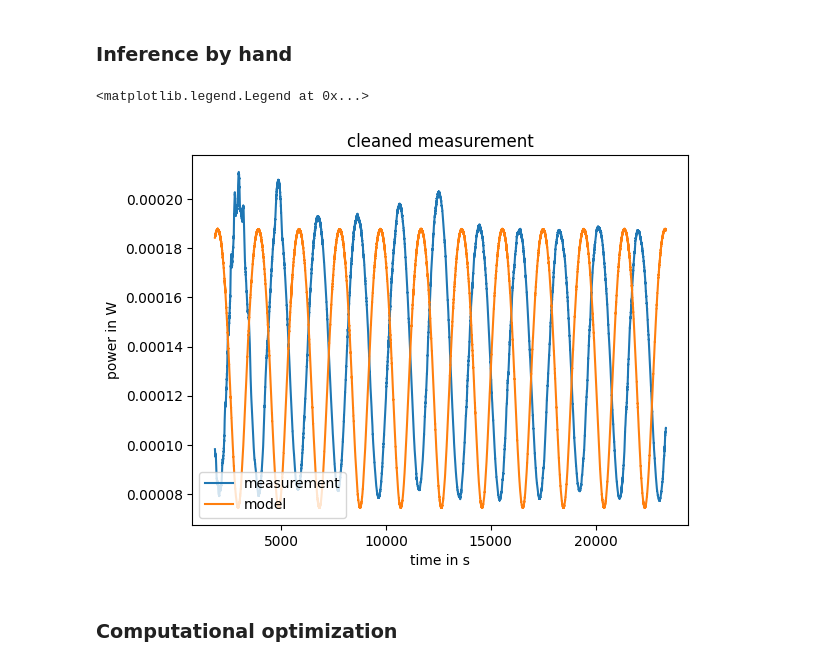
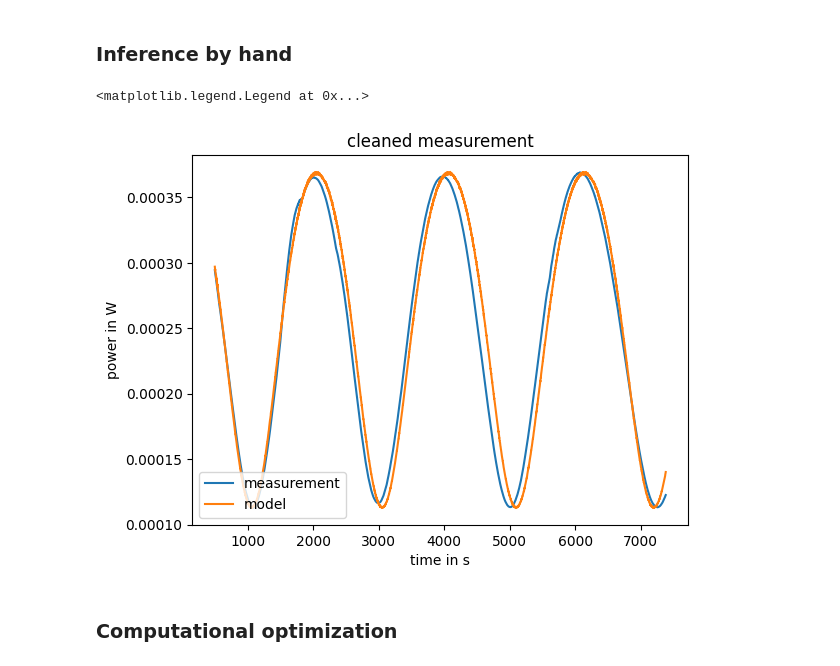
Before and after one commit to leo1200/thin-films, a Jupyter notebook: notebooks/one_growing_layer.ipynb, the cells around one changed output. Cells and saved outputs as stored; diff of their text form; code cells hidden in the pictures.

```diff
--- a/notebooks/one_growing_layer.ipynb
+++ b/notebooks/one_growing_layer.ipynb
@@ -65,9 +67,9 @@ backside_mode = 1
 # %% [markdown]
 and consider a setup with two static-thickness layers with parameters
 # %%
-static_layer_thicknesses = jnp.array([24.2, 10.0])
-permeability_static_size_layers = jnp.array([1.0, 1.0])
-permittivity_static_size_layers = jnp.array([1.57**2, 1.45704**2])
+static_layer_thicknesses = jnp.array([10.0])
+permeability_static_size_layers = jnp.array([1.0])
+permittivity_static_size_layers = jnp.array([1.45704**2])
 
 static_layer_params = LayerParams(
     permeabilities = permeability_static_size_layers,
@@ -154,7 +156,7 @@ interactive(children=(FloatSlider(value=1.0, description='vfac', max=3.0, min=-1
 ## Data Analysis
 # %%
 # Define the CSV file path
-file_path = 'data/measurement2.csv'
+file_path = 'data/measurement.csv'
 
 # Read the CSV, skipping rows until the data table starts
 df = pd.read_csv(file_path, sep=';', skiprows=14, decimal=',')
@@ -182,8 +184,8 @@ Text(0.5, 1.0, 'measurement')
 # %% [markdown]
 There seem to be artefacts in the measurement at the beginning up until ~1800 seconds (see the non-smooth transition there). We will cut this part of the measurement away.
 # %%
-time_points_measured = time_points_measured[1850:]
-power_measured = power_measured[1850:]
+time_points_measured = time_points_measured[500:]
+power_measured = power_measured[500:]
 # %% [markdown]
 Which looks much better
 # %%
@@ -248,40 +250,48 @@ plot_scaleogram(ax, time_points_measured, power_simulated, "wavelet transform",
 
 # 1.7000000e+02  1.0696702e-01 -5.1498353e-07
 # 1.07924394e-01 -6.79976267e-07
 
-initial_layer_thickness = 170
+initial_layer_thickness = -20
 layer_growing_rate = 1.07924394e-01
-# layer_growing_acceleration = -6.79976267e-07
-layer_growing_acceleration = 0
+layer_growing_acceleration = -6.79976267e-07
+# layer_growing_acceleration = 0
+
+permeability_variable_layer = 1
+permittivity_variable_layer = 1.57**2
+
+variable_layer_params = LayerParams(
+    permeabilities = permeability_variable_layer,
+    permittivities = permittivity_variable_layer
+)
 
 # simple accelerated model
 layer_thickness_model = initial_layer_thickness + layer_growing_rate * time_points_measured + layer_growing_acceleration * time_points_measured ** 2
 
 reflection_coefficients, _, _ = variable_layer_thickness_simulation(
         setup_params = setup_params,
         optics_params = optics_params,
         static_layer_params = static_layer_params,
         variable_layer_params = variable_layer_params,
         variable_layer_thicknesses = layer_thickness_model,
         backside_mode = backside_mode
     )
 
-# power_conversion_factor = 0.00075
-# power_conversion_constant = 0.00008
+power_conversion_factor = 0.00075
+power_conversion_constant = 0.00008
 
-power_conversion_factor = 3.32e-4
-power_conversion_constant = 0.00006
+# power_conversion_factor = 3.32e-4
+# power_conversion_constant = 0.00006
 
 power_model = power_conversion_factor * reflection_coefficients + power_conversion_constant
 
 plt.plot(time_points_measured, power_measured, label = "measurement")
 plt.plot(time_points_measured, power_model, label = "model")
 plt.xlabel("time in s")
 plt.ylabel("power in W")
 plt.title("cleaned measurement")
 plt.legend(loc = "lower left")
 # %% [output]
 <matplotlib.legend.Legend at 0x...>
-[figure, old version]
+[figure, new version]
 # %% [markdown]
 ### Computational optimization
```
Also changed, not shown: parts of 9 cells of this notebook, 12 other files.
